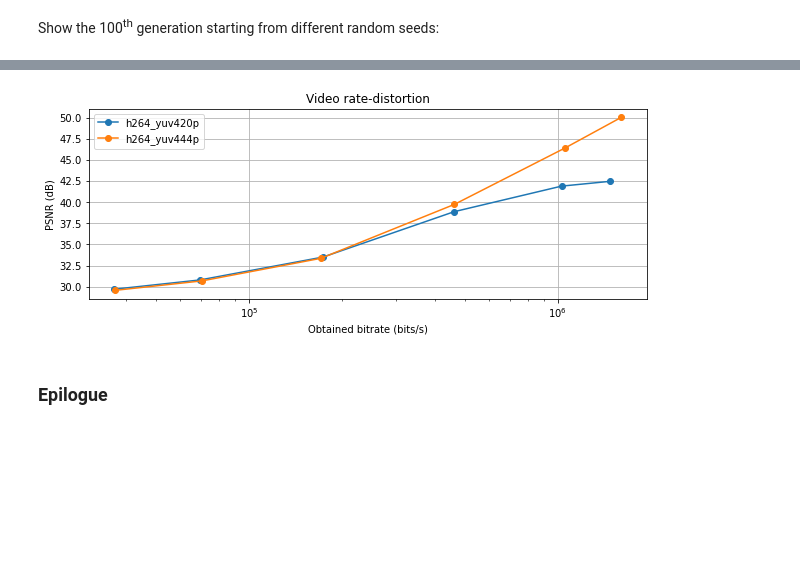
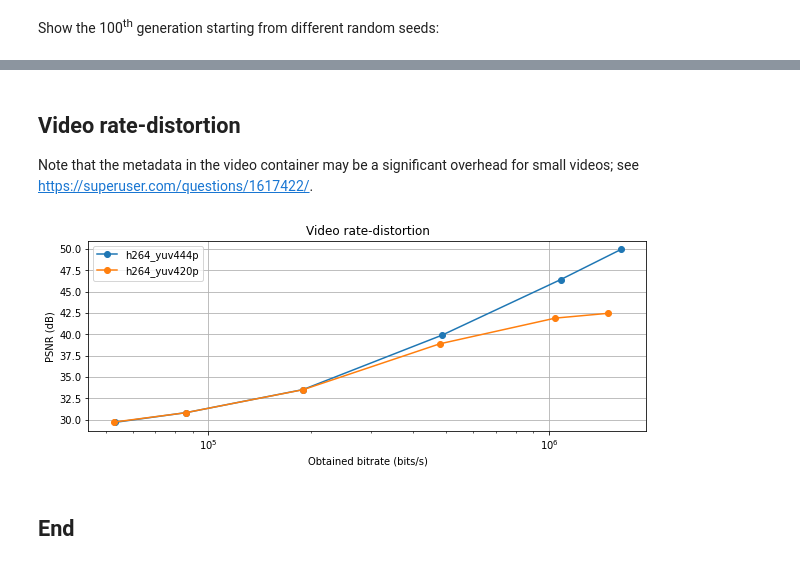
Before and after one commit to google/mediapy, a Jupyter notebook: mediapy_examples.ipynb, the cells around one changed output, grey strips where cells are left out. Drawn from its saved outputs; the diff is of its cells as text; code cells hidden in the pictures; blank space fills up the shorter version.

Commit message:
Polish mediapy_examples notebook

```diff
--- a/mediapy_examples.ipynb
+++ b/mediapy_examples.ipynb
@@ -118,12 +127,12 @@ media.show_video([image3 + 0.5, (image3 + 0.5) * 0.8], fps=2, codec='gif')
 new_file = '/tmp/out.mp4'
 with media.VideoReader(VIDEO) as reader:
   print(f'num_images={reader.num_images} shape={reader.shape} fps={reader.fps}')
-  darken_image = lambda image: media.to_float01(image) * 0.5
   with media.VideoWriter(
-      new_file, shape=reader.shape, fps=reader.fps / 5,
-      bps=reader.bps / 5) as writer:
+      new_file, shape=reader.shape, fps=reader.fps / 5
+  ) as writer:
     for image in reader:
       writer.add_image(darken_image(image))
+
 media.show_video(media.read_video(new_file), height=90)
 # %% [output]
 num_images=10 shape=(180, 320) fps=30.0
@@ -151,14 +160,11 @@ See [Wikipedia](https://en.wikipedia.org/wiki/Conway%27s_Game_of_Life).
 Show the first 16 generations starting from a random configuration:
 # %%
 def game_of_life(shape=(40, 60), seed=1):
-  np.random.seed(seed)
-  grid = (np.random.random(shape) < 0.2).astype(np.int32)
-  NEIGHBORS = set(itertools.product((-1, 0, 1), repeat=2)) - {(0, 0)}
+  grid = (np.random.default_rng(seed).random(shape) < 0.2).astype(np.int32)
+  neighbors = set(itertools.product((-1, 0, 1), repeat=2)) - {(0, 0)}
   while True:
     yield grid == 0
-    num_neighbors = np.add.reduce([
-        np.roll(grid, yx, axis=(0, 1)) for yx in NEIGHBORS])
+    num_neighbors = np.add.reduce(
+        [np.roll(grid, yx, axis=(0, 1)) for yx in neighbors]
+    )
     grid = (num_neighbors == 3) | (grid & (num_neighbors == 2))
-
-media.show_video(itertools.islice(game_of_life(), 16),
-                 height=160, fps=8, codec='gif', border=True)
@@ -166,0 +171,4 @@ media.show_video(itertools.islice(game_of_life(), 16),
+# %%
+video = list(itertools.islice(game_of_life(), 16))
+video = [video[0]] * 8 + video + [video[-1]] * 8  # Pause first and last frames.
+media.show_video(video, height=160, fps=8, codec='gif', border=True)
@@ -253,19 +263,22 @@ analyze_image_rate_distortion(media.read_image(IMAGE))  # or try fmt='webp'
+# %% [markdown]
+## Video rate-distortion
+
+Note that the metadata in the video container may be a significant overhead
+for small videos; see https://superuser.com/questions/1617422/.
 # %%
-# Note that the metadata in the video container may be a significant overhead
-# for small videos; see https://superuser.com/questions/1617422/.
+def analyze_video_rate_distortion(video, fps=30, codec='h264'):
+  _, ax = plt.subplots(figsize=(10, 3.5))
 
-def analyze_video_rate_distortion(video, fps=30, codec='h264'):
-  fig, ax = plt.subplots(figsize=(10, 3.5))
-
-  for encoded_format in ['yuv420p', 'yuv444p']:
+  for encoded_format in ['yuv444p', 'yuv420p']:
     bitrates, psnrs = [], []
     for requested_mbps in [0.03, 0.1, 0.3, 1, 3, 10]:
       bps = int(requested_mbps * 1.0e6)
       data = media.compress_video(
-          video, encoded_format=encoded_format, codec=codec, bps=bps, fps=fps)
+          video, encoded_format=encoded_format, codec=codec, bps=bps, fps=fps
+      )
       video_new = media.decompress_video(data)
       rms_error = np.sqrt(np.mean(np.square(video_new - video)))
-      psnr = 20 * math.log10(255.0 / rms_error)
+      psnr = 20 * np.log10(255.0 / rms_error)
       obtained_bps = len(data) * 8 / (len(video) / fps)
       bitrates.append(obtained_bps)
       psnrs.append(psnr)
@@ -274,11 +287,17 @@ def analyze_video_rate_distortion(video, fps=30, codec='h264'):
   ax.set_title('Video rate-distortion')
   ax.set_xlabel('Obtained bitrate (bits/s)')
   ax.set_ylabel('PSNR (dB)')
-  ax.legend(), ax.grid(True)
+  ax.legend()
+  ax.grid(True)
   plt.show()
-
-analyze_video_rate_distortion(video2)
-# %% [output]
-[figure, removed]
-# %% [markdown]
-### Epilogue
+# %%
+analyze_video_rate_distortion(video3)
+# %% [output]
+[figure, added]
+# %% [markdown]
+## End
+<!--
+Local Variables:
+fill-column: 80
+End:
+-->
```
Also changed, not shown: parts of 28 cells of this notebook, 3 other files.
